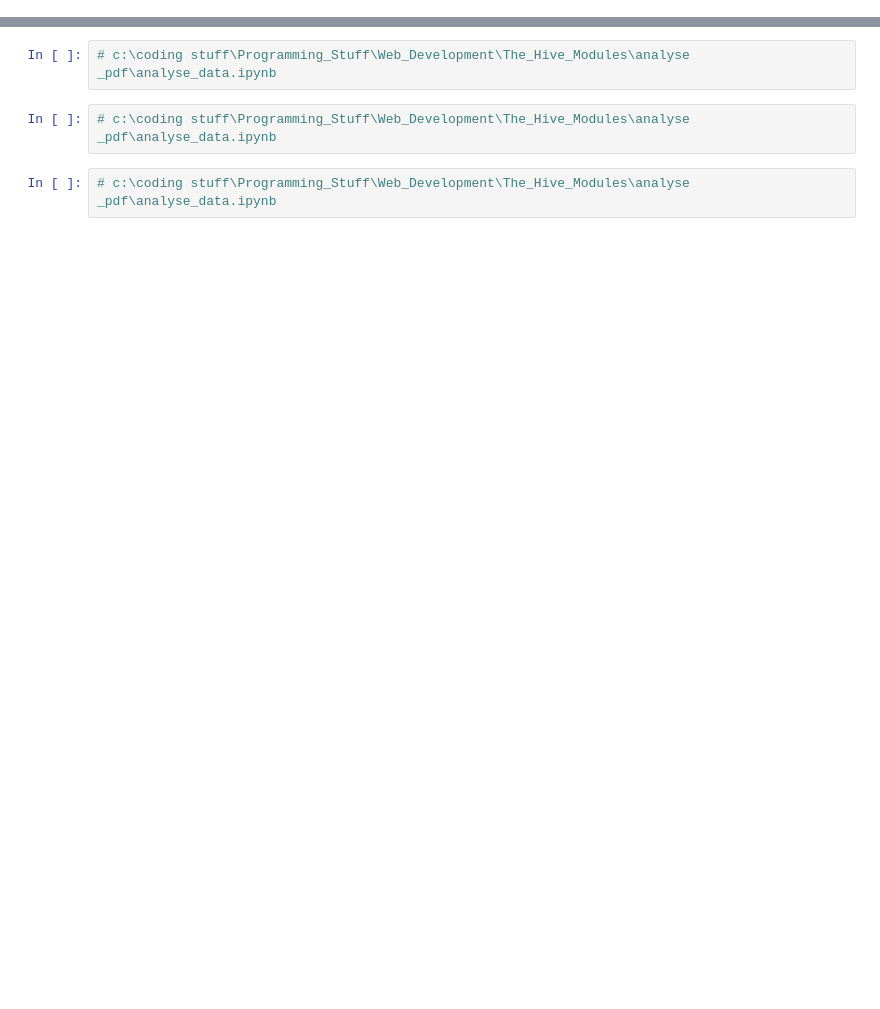
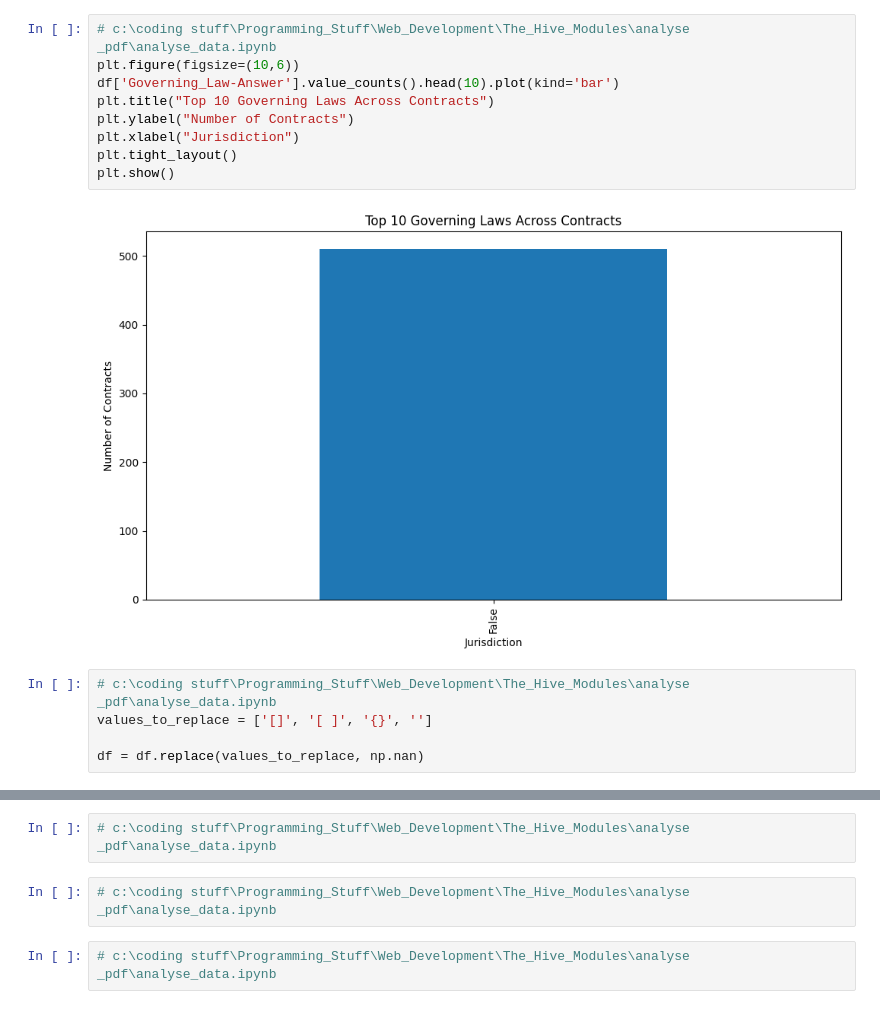
Before and after one commit to SHIBINSHA02/The_Hive_Modules, a Jupyter notebook: analyse _pdf/analyse_data.ipynb, the cells around one changed output, grey strips where cells are left out. Cells and saved outputs as stored; diff of their text form; blank space fills up the shorter version.

```diff
--- a/analyse _pdf/analyse_data.ipynb
+++ b/analyse _pdf/analyse_data.ipynb
@@ -2,0 +101,16 @@
+# %%
+# c:\coding stuff\Programming_Stuff\Web_Development\The_Hive_Modules\analyse _pdf\analyse_data.ipynb
+plt.figure(figsize=(10,6))
+df['Governing_Law-Answer'].value_counts().head(10).plot(kind='bar')
+plt.title("Top 10 Governing Laws Across Contracts")
+plt.ylabel("Number of Contracts")
+plt.xlabel("Jurisdiction")
+plt.tight_layout()
+plt.show()
+# %% [output]
+[figure, added]
+# %%
+# c:\coding stuff\Programming_Stuff\Web_Development\The_Hive_Modules\analyse _pdf\analyse_data.ipynb
+values_to_replace = ['[]', '[ ]', '{}', '']
+
+df = df.replace(values_to_replace, np.nan)
```
Also changed, not shown: parts of 6 cells of this notebook, 5 other files.
